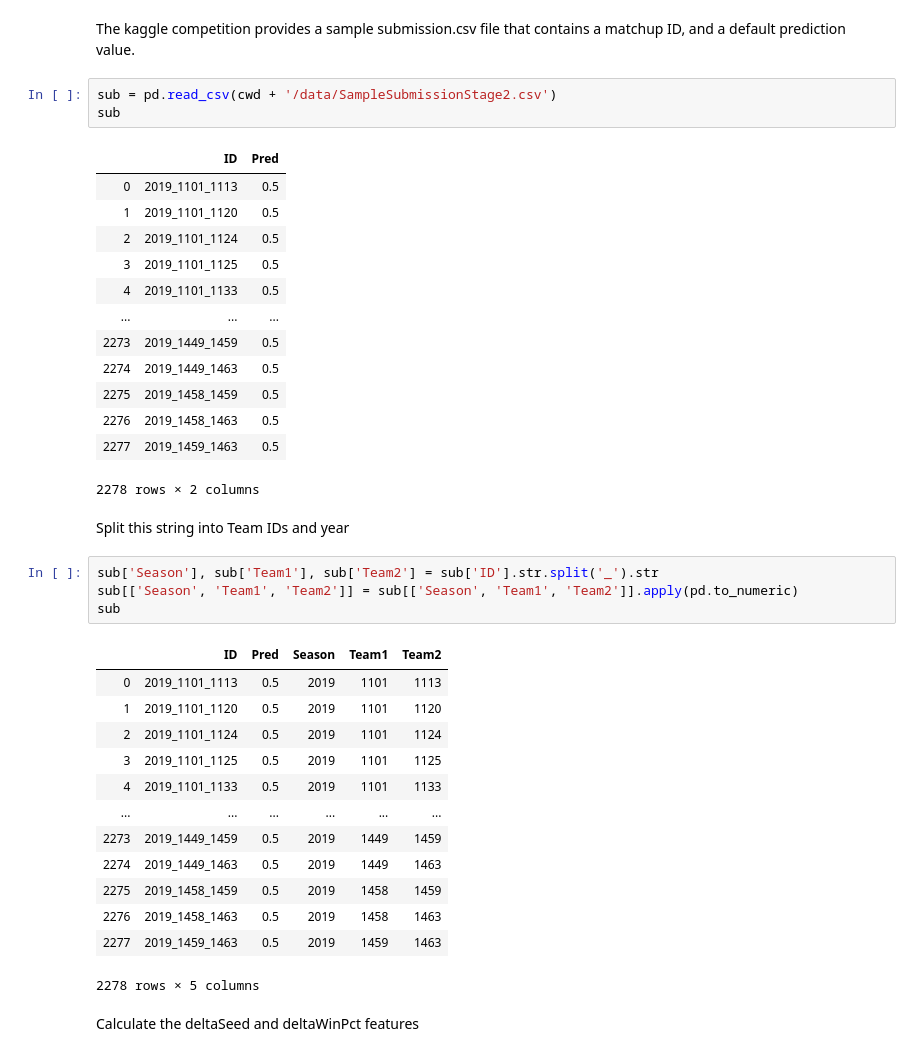
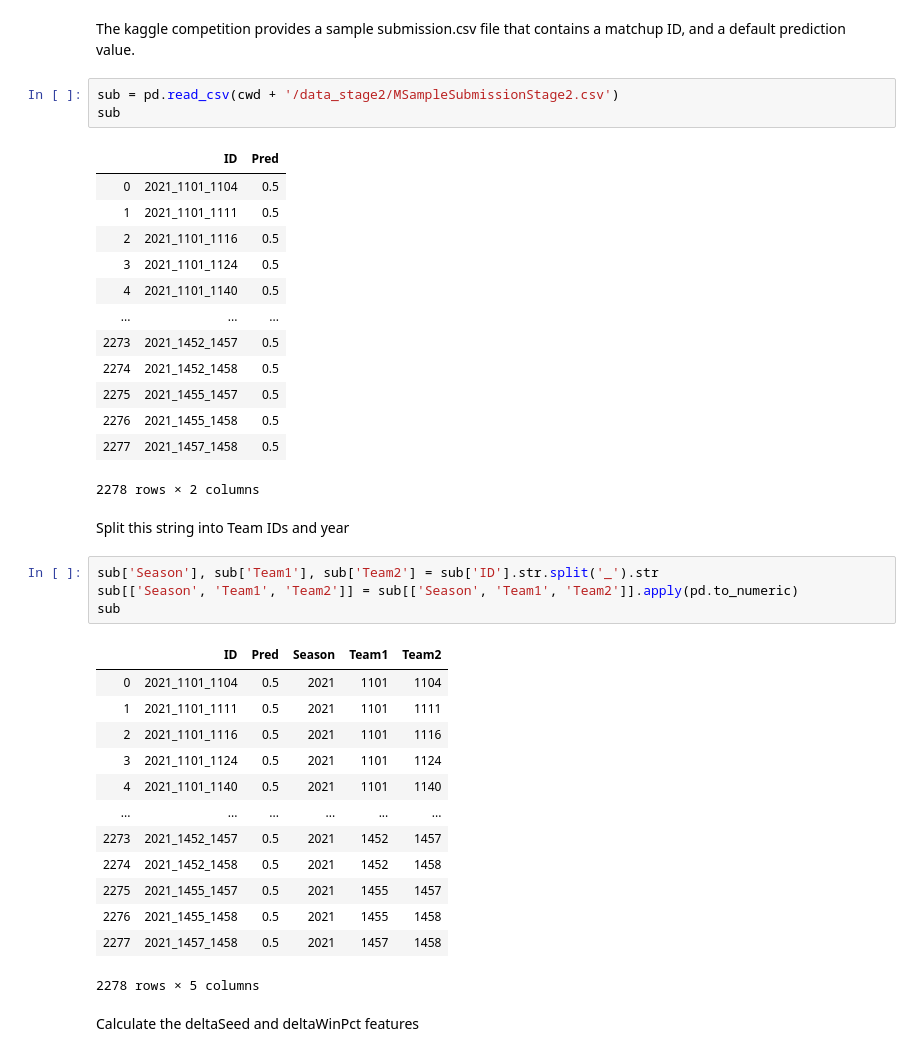
Before and after one commit to C176616/March-Madness-2021, a Jupyter notebook: Part 3 - Stage 2 Data Manipulation.ipynb, the cells around one changed output. Cells and saved outputs as stored; diff of their text form.

Commit message:
2021 data ready

```diff
--- a/Part 3 - Stage 2 Data Manipulation.ipynb
+++ b/Part 3 - Stage 2 Data Manipulation.ipynb
@@ -99,21 +100,21 @@ Ok, so now we have a trained model. Next we need to find sumission data.
 # %% [markdown]
 The kaggle competition provides a sample submission.csv file that contains a matchup ID, and a default prediction value.
 # %%
-sub = pd.read_csv(cwd + '/data/SampleSubmissionStage2.csv')
+sub = pd.read_csv(cwd + '/data_stage2/MSampleSubmissionStage2.csv')
 sub
 # %% [output]
 |  | ID | Pred |
-| 0 | 2019_1101_1113 | 0.5 |
-| 1 | 2019_1101_1120 | 0.5 |
-| 2 | 2019_1101_1124 | 0.5 |
-| 3 | 2019_1101_1125 | 0.5 |
-| 4 | 2019_1101_1133 | 0.5 |
+| 0 | 2021_1101_1104 | 0.5 |
+| 1 | 2021_1101_1111 | 0.5 |
+| 2 | 2021_1101_1116 | 0.5 |
+| 3 | 2021_1101_1124 | 0.5 |
+| 4 | 2021_1101_1140 | 0.5 |
 | ... | ... | ... |
-| 2273 | 2019_1449_1459 | 0.5 |
-| 2274 | 2019_1449_1463 | 0.5 |
-| 2275 | 2019_1458_1459 | 0.5 |
-| 2276 | 2019_1458_1463 | 0.5 |
-| 2277 | 2019_1459_1463 | 0.5 |
+| 2273 | 2021_1452_1457 | 0.5 |
+| 2274 | 2021_1452_1458 | 0.5 |
+| 2275 | 2021_1455_1457 | 0.5 |
+| 2276 | 2021_1455_1458 | 0.5 |
+| 2277 | 2021_1457_1458 | 0.5 |
 2278 rows × 2 columns
 # %% [markdown]
 Split this string into Team IDs and year
@@ -123,17 +124,17 @@ sub[['Season', 'Team1', 'Team2']] = sub[['Season', 'Team1', 'Team2']].apply(pd.t
 sub
 # %% [output]
 |  | ID | Pred | Season | Team1 | Team2 |
-| 0 | 2019_1101_1113 | 0.5 | 2019 | 1101 | 1113 |
-| 1 | 2019_1101_1120 | 0.5 | 2019 | 1101 | 1120 |
-| 2 | 2019_1101_1124 | 0.5 | 2019 | 1101 | 1124 |
-| 3 | 2019_1101_1125 | 0.5 | 2019 | 1101 | 1125 |
-| 4 | 2019_1101_1133 | 0.5 | 2019 | 1101 | 1133 |
+| 0 | 2021_1101_1104 | 0.5 | 2021 | 1101 | 1104 |
+| 1 | 2021_1101_1111 | 0.5 | 2021 | 1101 | 1111 |
+| 2 | 2021_1101_1116 | 0.5 | 2021 | 1101 | 1116 |
+| 3 | 2021_1101_1124 | 0.5 | 2021 | 1101 | 1124 |
+| 4 | 2021_1101_1140 | 0.5 | 2021 | 1101 | 1140 |
 | ... | ... | ... | ... | ... | ... |
-| 2273 | 2019_1449_1459 | 0.5 | 2019 | 1449 | 1459 |
-| 2274 | 2019_1449_1463 | 0.5 | 2019 | 1449 | 1463 |
-| 2275 | 2019_1458_1459 | 0.5 | 2019 | 1458 | 1459 |
-| 2276 | 2019_1458_1463 | 0.5 | 2019 | 1458 | 1463 |
-| 2277 | 2019_1459_1463 | 0.5 | 2019 | 1459 | 1463 |
+| 2273 | 2021_1452_1457 | 0.5 | 2021 | 1452 | 1457 |
+| 2274 | 2021_1452_1458 | 0.5 | 2021 | 1452 | 1458 |
+| 2275 | 2021_1455_1457 | 0.5 | 2021 | 1455 | 1457 |
+| 2276 | 2021_1455_1458 | 0.5 | 2021 | 1455 | 1458 |
+| 2277 | 2021_1457_1458 | 0.5 | 2021 | 1457 | 1458 |
 2278 rows × 5 columns
 # %% [markdown]
 Calculate the deltaSeed and deltaWinPct features
```
Also changed, not shown: parts of 4 cells of this notebook, 29 other files.
